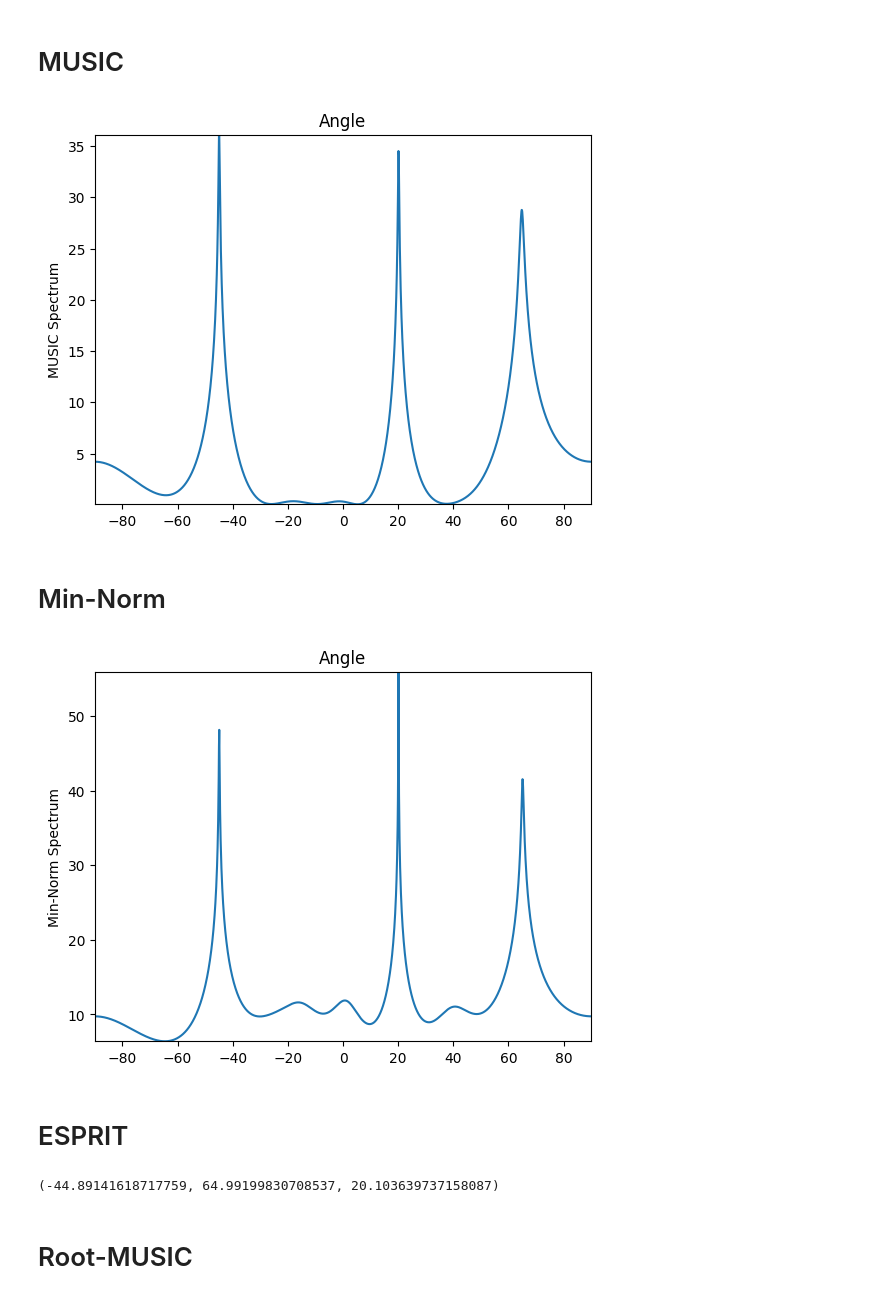
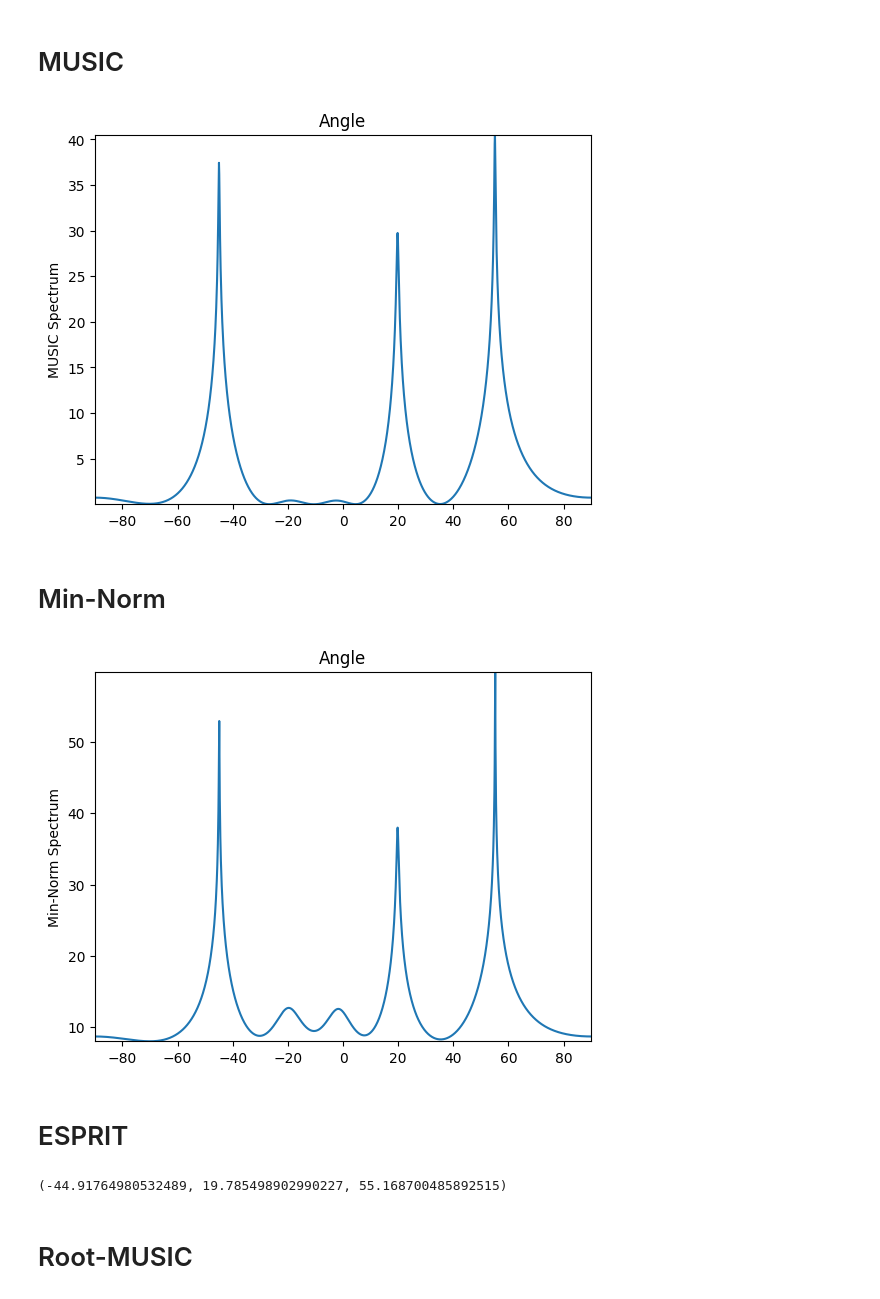
Before and after one commit to marco-marinho/Array-Processing, a Jupyter notebook: Examples.ipynb, the cells around one changed output. Drawn from its saved outputs; the diff is of its cells as text; code cells hidden in the pictures.

```diff
--- a/Examples.ipynb
+++ b/Examples.ipynb
@@ -11,7 +11,7 @@ def plot(x, y, ax, title, y_label):
 # Generate steering vectors for signals arriving with DOA -45, 20 and 65 degrees for an 8 element ULA array with
 # separation of half a wavelength
 
-angles = [-45, 20, 65]
+angles = [-45, 20, 55]
 
 A = stg.generate_ula_vectors_center(angles, 8, 1 / 2)
 
@@ -53,24 +53,24 @@ plot(angles, power, axs, "Angle", "MVDR Spectrum")
 mo = moe.MDL(Xn, True)
 
 power, angles = doa.MUSIC(Xn, mo, 0.1, 1/2)
-fig, axs = plt.subplots()
+_, axs = plt.subplots()
 plot(angles, power, axs, "Angle", "MUSIC Spectrum")
 # %% [output]
-[figure, old version]
+[figure, new version]
 # %% [markdown]
 # Min-Norm
 # %%
 power, angles = doa.Min_Norm(Xn, mo, 0.1, 1/2)
-fig, axs = plt.subplots()
+_, axs = plt.subplots()
 plot(angles, power, axs, "Angle", "Min-Norm Spectrum")
 # %% [output]
-[figure, old version]
+[figure, new version]
 # %% [markdown]
 # ESPRIT
 # %%
 doa.ESPRIT(Xn, mo, 1 / 2)
 # %% [output]
-(-44.89141618717759, 64.99199830708537, 20.103639737158087)
+(-44.91764980532489, 19.785498902990227, 55.168700485892515)
 # %% [markdown]
 # Root-MUSIC
 # %%
```
Also changed, not shown: parts of 6 cells of this notebook, 1 other file.
